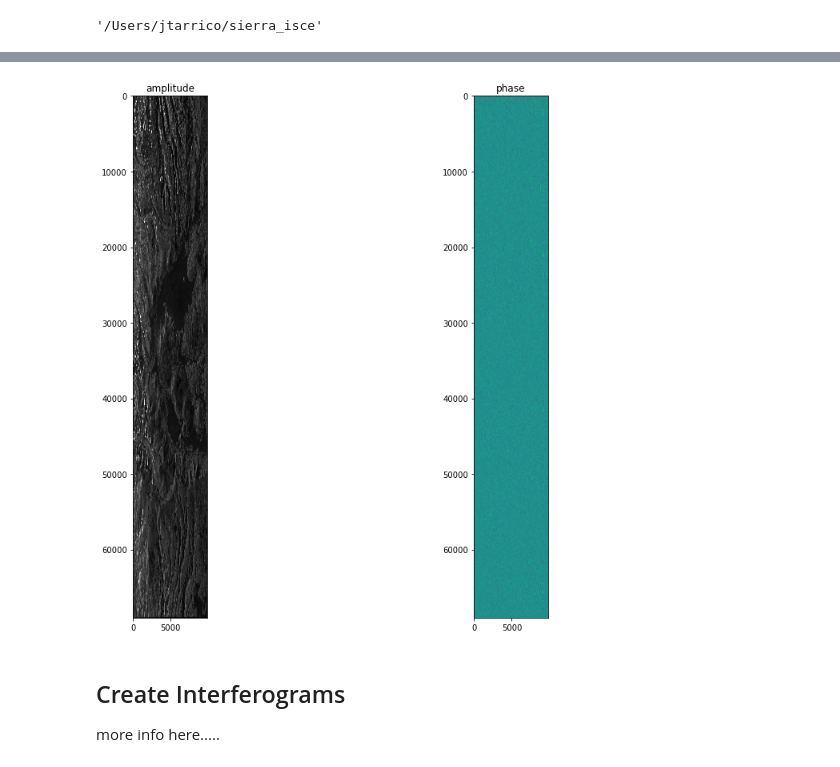
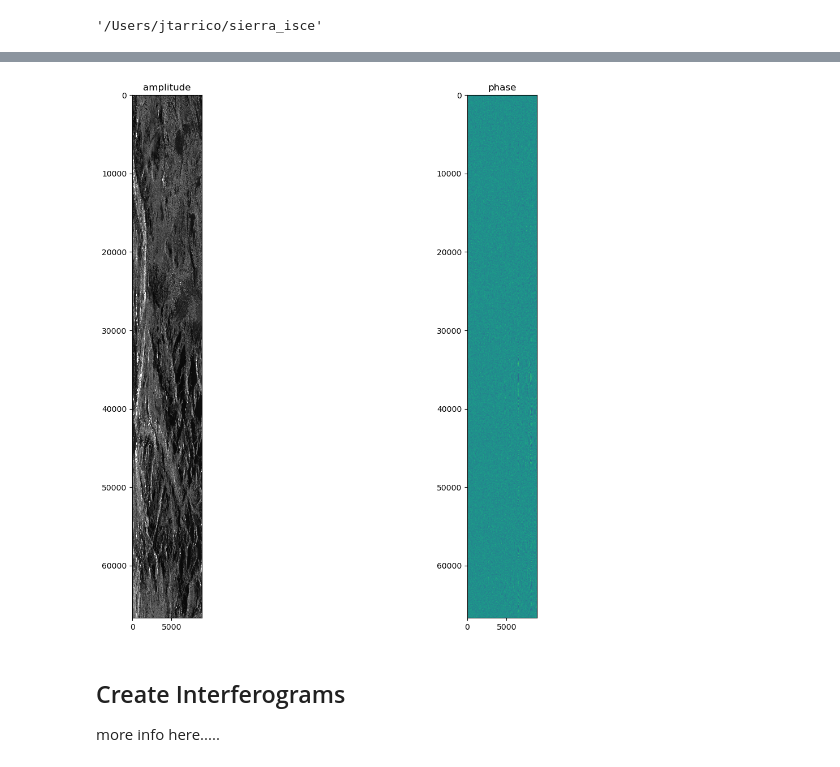
Before and after one commit to jacktarricone/ch3_fusion, a Jupyter notebook: sierra_isce_uavsar_processing.ipynb, the cells around one changed output, grey strips where cells are left out. Saved outputs shown, nothing was run; the diff lists cells and outputs as text; code cells hidden in the pictures.

Commit message:
isce is running 1x1

```diff
--- a/sierra_isce_uavsar_processing.ipynb
+++ b/sierra_isce_uavsar_processing.ipynb
@@ -329,30 +351,30 @@ Band 1 Block=9789x1 Type=CFloat32, ColorInterp=Undefined
 # %%
-ds = gdal.Open("/Users/jacktarricone/jemez_isce/SLC/20200212T1545/alamos_35915_20005_003_200212_L090HH_01_BU_s1_1x1.slc", gdal.GA_ReadOnly)
+ds = gdal.Open("/Users/jtarrico/sierra_isce/SLC/20200131T1903/sierra_17305_20002_001_200131_L090VV_01_BC_s1_1x1.slc", gdal.GA_ReadOnly)
 # extract a part of the SLC to display
 x0 = 0
 y0 = 0
-x_offset = 9789
-y_offset = 69021
+x_offset = 8874
+y_offset = 66664
 slc = ds.GetRasterBand(1).ReadAsArray(x0, y0, x_offset, y_offset)
 ds = None
 
 fig = plt.figure(figsize=(14, 12))
 
 # display amplitude of the slc
 ax = fig.add_subplot(1,2,1)
 ax.imshow(np.abs(slc), vmin = 0, vmax=1, cmap='gray')
 ax.set_title("amplitude")
 
 #display phase of the slc
 ax = fig.add_subplot(1,2,2)
 ax.imshow(np.angle(slc))
 ax.set_title("phase")
 
 plt.show()
 
 slc = None
 # %% [output]
-[figure, old version]
+[figure, new version]
 # %% [markdown]
 ## Create Interferograms
 more info here.....
```
Also changed, not shown: parts of 9 cells of this notebook.
